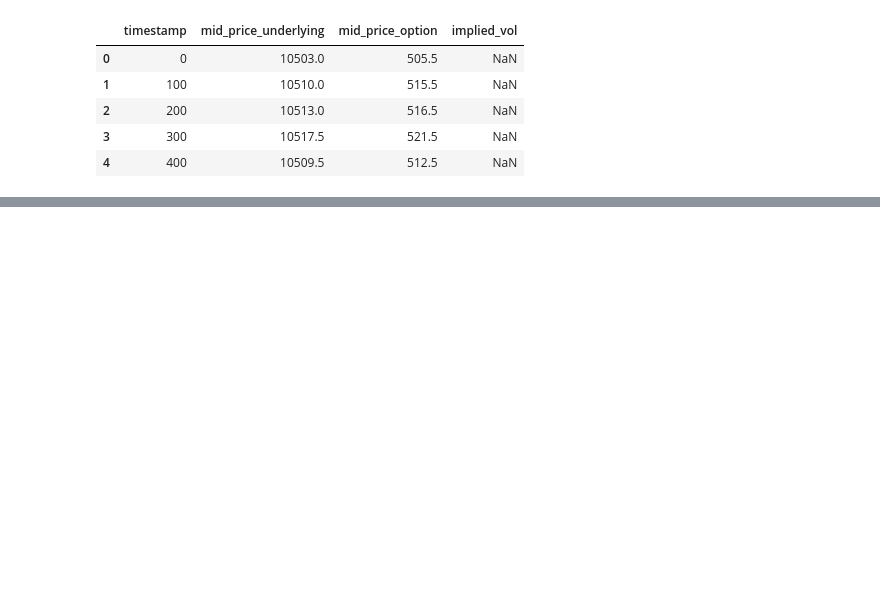
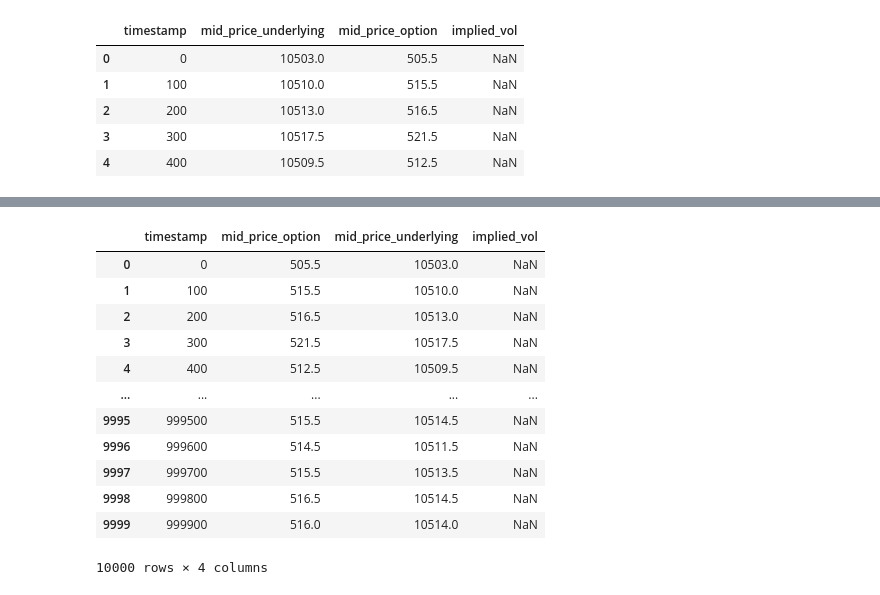
Before and after one commit to JosheevR/prosperity-3, a Jupyter notebook: round3/algs/round_3_v1.ipynb, the cells around one changed output, grey strips where cells are left out. Cells and saved outputs as stored; diff of their text form; code cells hidden in the pictures; blank space fills up the shorter version.

```diff
--- a/round3/algs/round_3_v1.ipynb
+++ b/round3/algs/round_3_v1.ipynb
@@ -124,0 +198,16 @@ merged[['timestamp', 'mid_price_underlying', 'mid_price_option', 'implied_vol']]
+# %%
+merged
+# %% [output]
+|  | timestamp | mid_price_option | mid_price_underlying | implied_vol |
+| 0 | 0 | 505.5 | 10503.0 | NaN |
+| 1 | 100 | 515.5 | 10510.0 | NaN |
+| 2 | 200 | 516.5 | 10513.0 | NaN |
+| 3 | 300 | 521.5 | 10517.5 | NaN |
+| 4 | 400 | 512.5 | 10509.5 | NaN |
+| ... | ... | ... | ... | ... |
+| 9995 | 999500 | 515.5 | 10514.5 | NaN |
+| 9996 | 999600 | 514.5 | 10511.5 | NaN |
+| 9997 | 999700 | 515.5 | 10513.5 | NaN |
+| 9998 | 999800 | 516.5 | 10514.5 | NaN |
+| 9999 | 999900 | 516.0 | 10514.0 | NaN |
+10000 rows × 4 columns
```
Also changed, not shown: parts of 14 cells of this notebook.
